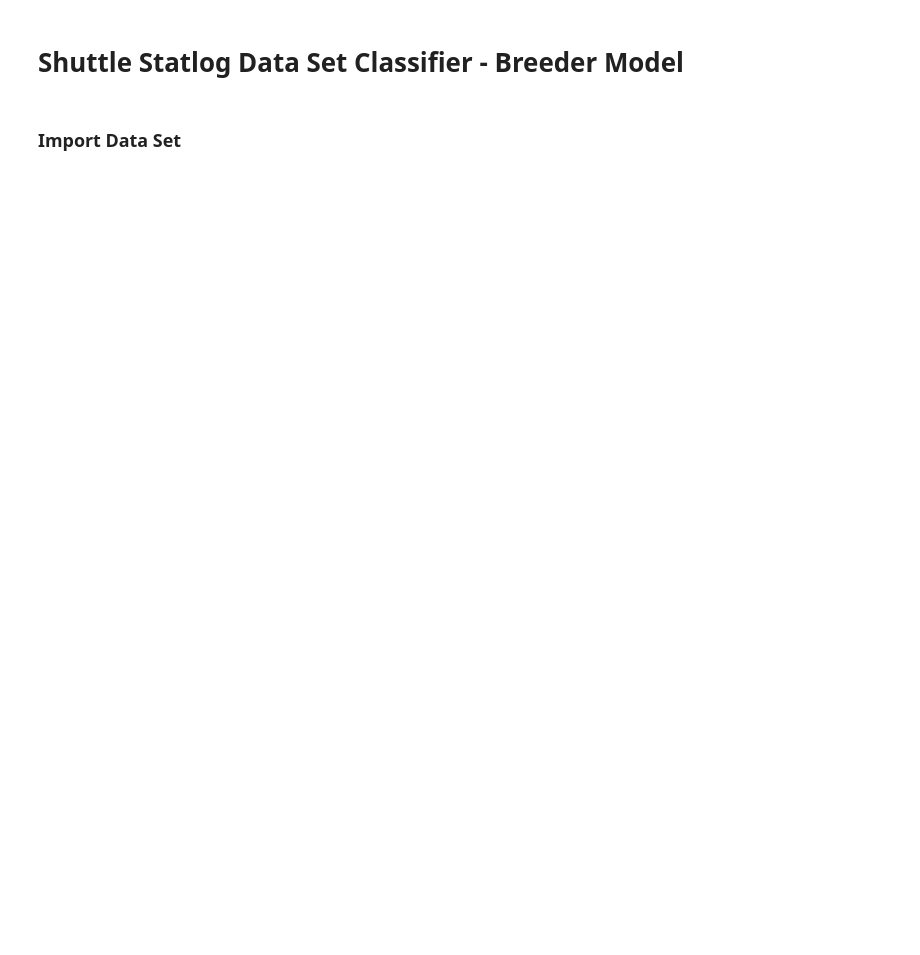
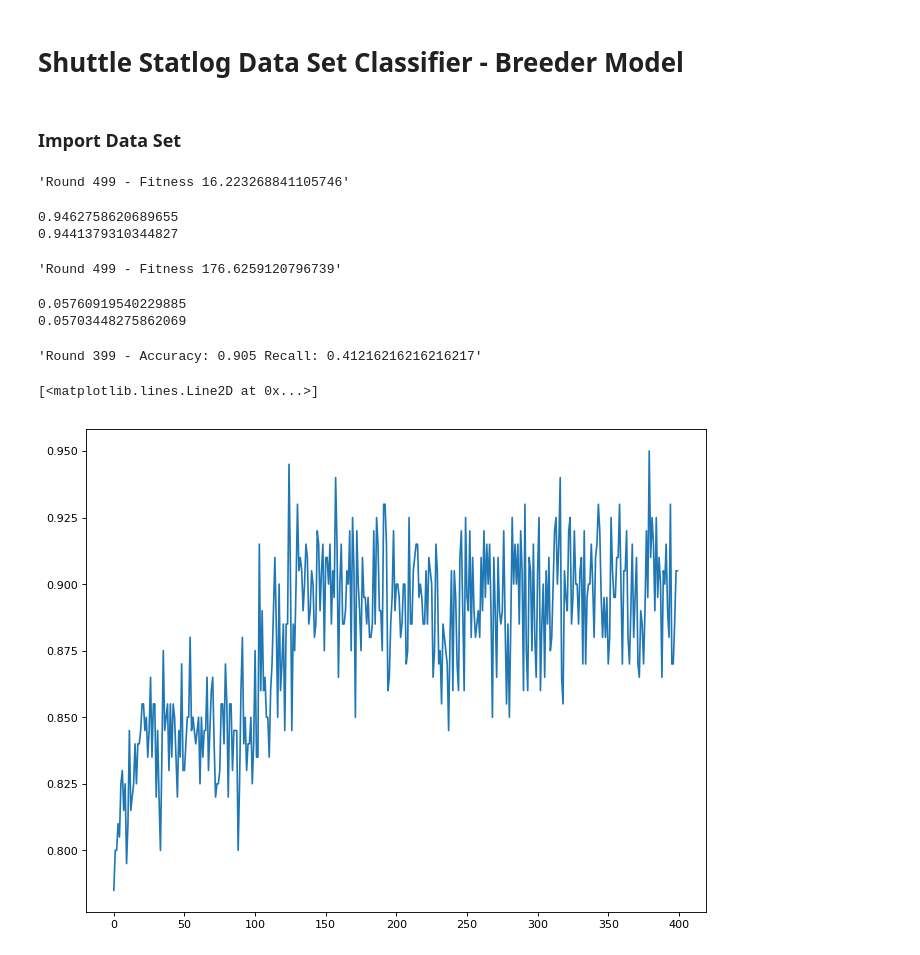
Before and after one commit to MattAlanWright/PyGP, a Jupyter notebook: Shuttle Statlog Fitness Sharing Experiment.ipynb, the cells around one changed output. Saved outputs shown, nothing was run; the diff lists cells and outputs as text; code cells hidden in the pictures; blank space fills up the shorter version.

```diff
--- a/Shuttle Statlog Fitness Sharing Experiment.ipynb
+++ b/Shuttle Statlog Fitness Sharing Experiment.ipynb
@@ -336,0 +32,42 @@ plt.show()
+# %%
+template_program = gp.Program(
+     max_initial_instructions = 64,
+     num_registers            = 8,
+     num_inputs               = num_inputs,
+     mutation_rate            = 0.1,
+     max_num_instructions     = 96,
+     num_classes              = num_classes
+)
+# %%
+res = gp.errorMinBreederSelection(p_size                = 100,
+                                  p_gap                 =  70,
+                                  tau                   = 200,
+                                  template_program      = template_program,
+                                  sampling_policy_class = UniformSamplingPolicy,
+                                  max_num_generations   = 500,
+                                  X                     = train_X,
+                                  y                     = train_y,
+                                  display_fun           = breederDisplayCallback)
+
+print(res[0].accuracy(train_X, train_y))
+print(res[0].accuracy(test_X, test_y))
+# %% [output]
+'Round 499 - Fitness 16.223268841105746'
+0.9462758620689655
+0.9441379310344827
+# %%
+res = gp.errorMinBreederSelection(p_size                = 100,
+                                  p_gap                 =  70,
+                                  tau                   = 200,
+                                  template_program      = template_program,
+                                  sampling_policy_class = ClassUniformSamplingPolicy,
+                                  max_num_generations   = 500,
+                                  X                     = train_X,
+                                  y                     = train_y,
+                                  display_fun           = breederDisplayCallback)
+print(res[0].accuracy(train_X, train_y))
+print(res[0].accuracy(test_X, test_y))
+# %% [output]
+'Round 499 - Fitness 176.6259120796739'
+0.05760919540229885
+0.05703448275862069
@@ -336,0 +77,27 @@ plt.show()
+# %%
+no_sharing_uniform_sampling = []
+
+for i in range(5):
+    res = gp.breederSelection(p_size                = 100,
+                              p_gap                 =  70,
+                              tau                   = 200,
+                              template_program      = template_program,
+                              sampling_policy_class = UniformSamplingPolicy,
+                              max_num_generations   = 400,
+                              X                     = train_X,
+                              y                     = train_y,
+                              display_fun           = breederDisplayCallback)
+
+    no_sharing_uniform_sampling.append(copy.deepcopy(res))
+# %% [output]
+'Round 399 - Accuracy: 0.905 Recall: 0.41216216216216217'
+# %%
+accuracies = []
+for result in no_sharing_uniform_sampling:
+    accuracies.append(result[1]['accuracy'])
+accuracies = np.array(accuracies)
+fig=plt.figure(figsize=(10, 8), dpi= 80, facecolor='w', edgecolor='k')
+plt.plot(np.median(accuracies, axis=0))
+# %% [output]
+[<matplotlib.lines.Line2D at 0x...>]
+[figure, added]
```
Also changed, not shown: parts of 76 cells of this notebook, 5 other files.
